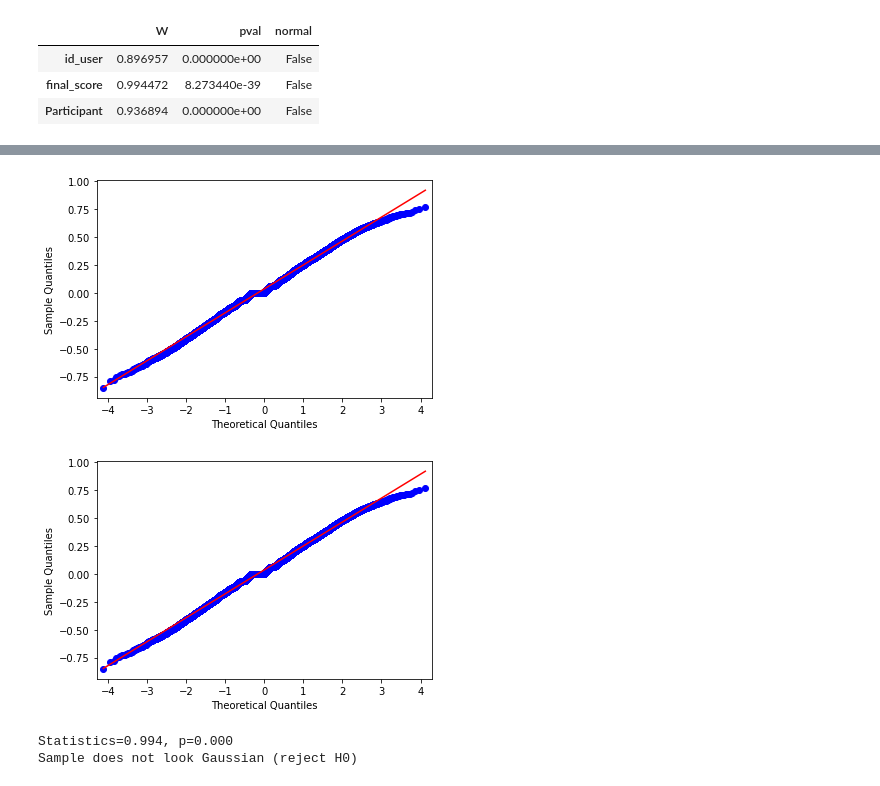
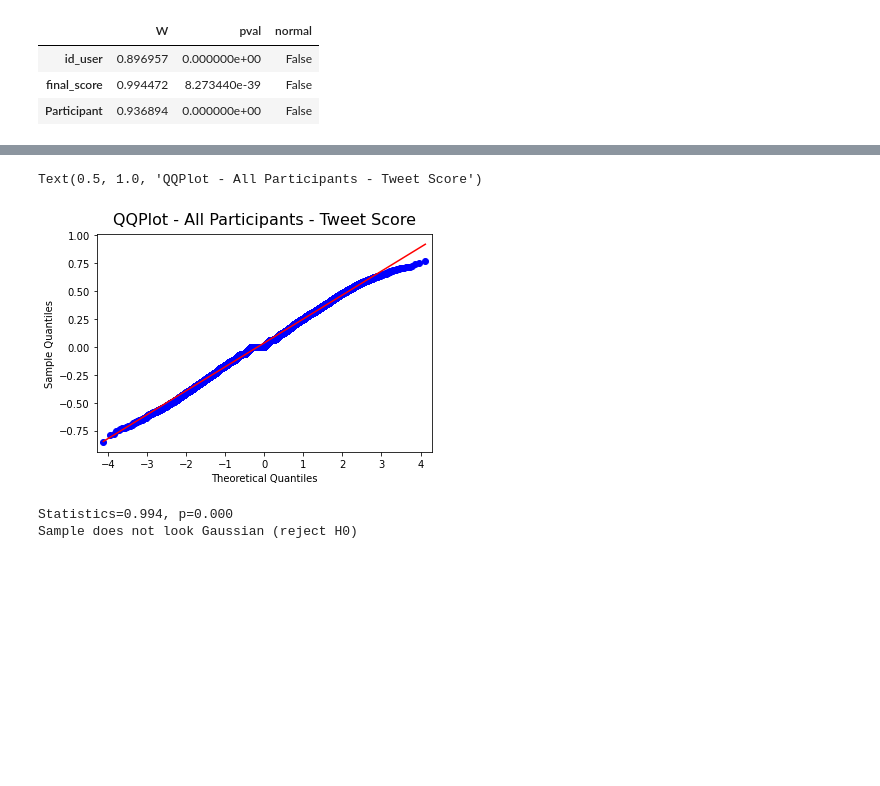
Before and after one commit to leosilva/peerj_computer_science_2022, a Jupyter notebook: Notebooks/General - Charts.ipynb, the cells around one changed output, grey strips where cells are left out. Cells and saved outputs as stored; diff of their text form; code cells hidden in the pictures; blank space fills up the shorter version.

```diff
--- a/Notebooks/General - Charts.ipynb
+++ b/Notebooks/General - Charts.ipynb
@@ -901,8 +979,9 @@ sns.histplot(all_tweets['final_score'])
 # %%
-qqplot(all_tweets['final_score'], line='s')
+fig = qqplot(all_tweets['final_score'], line='s')
+plt.title("QQPlot - All Participants - Tweet Score", fontsize=16, pad=10)
 # %% [output]
+Text(0.5, 1.0, 'QQPlot - All Participants - Tweet Score')
-[figure, old version]
+[figure, new version]
-[figure, removed]
 # %%
 # normality test
 stat, p = shapiro(all_tweets['final_score'])
```
Also changed, not shown: parts of 11 cells of this notebook, 1 other file.
